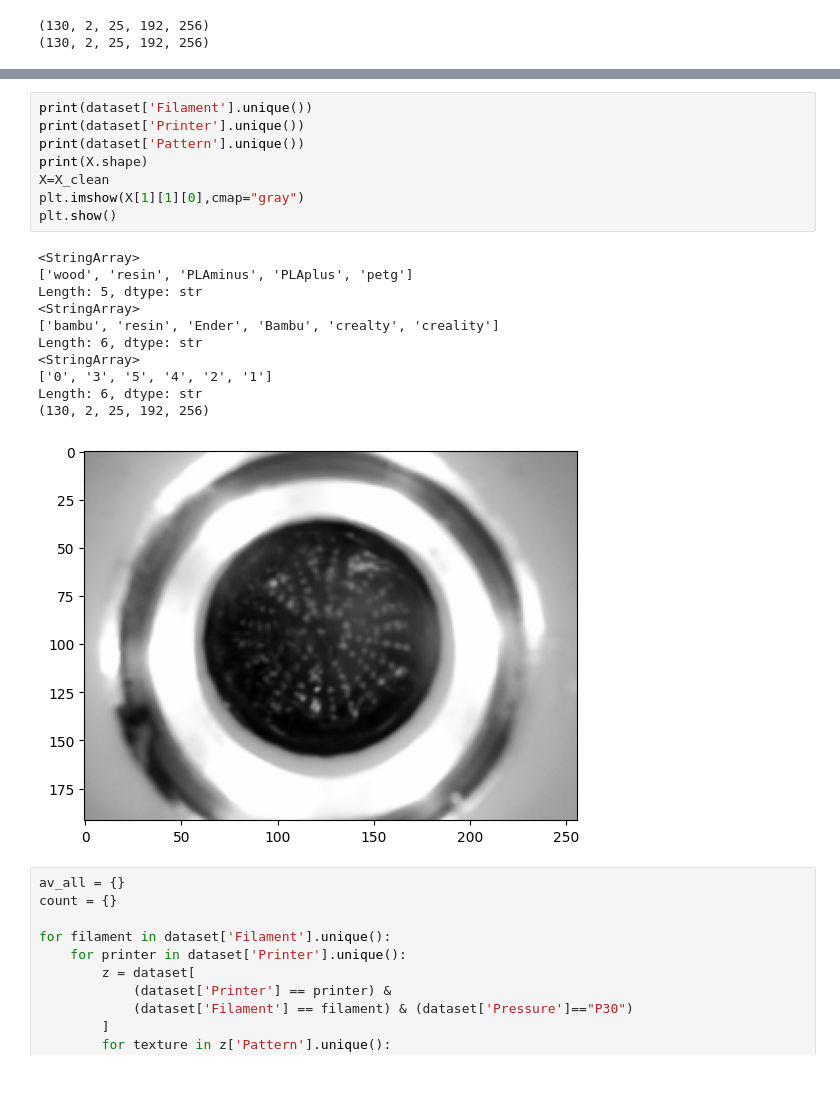
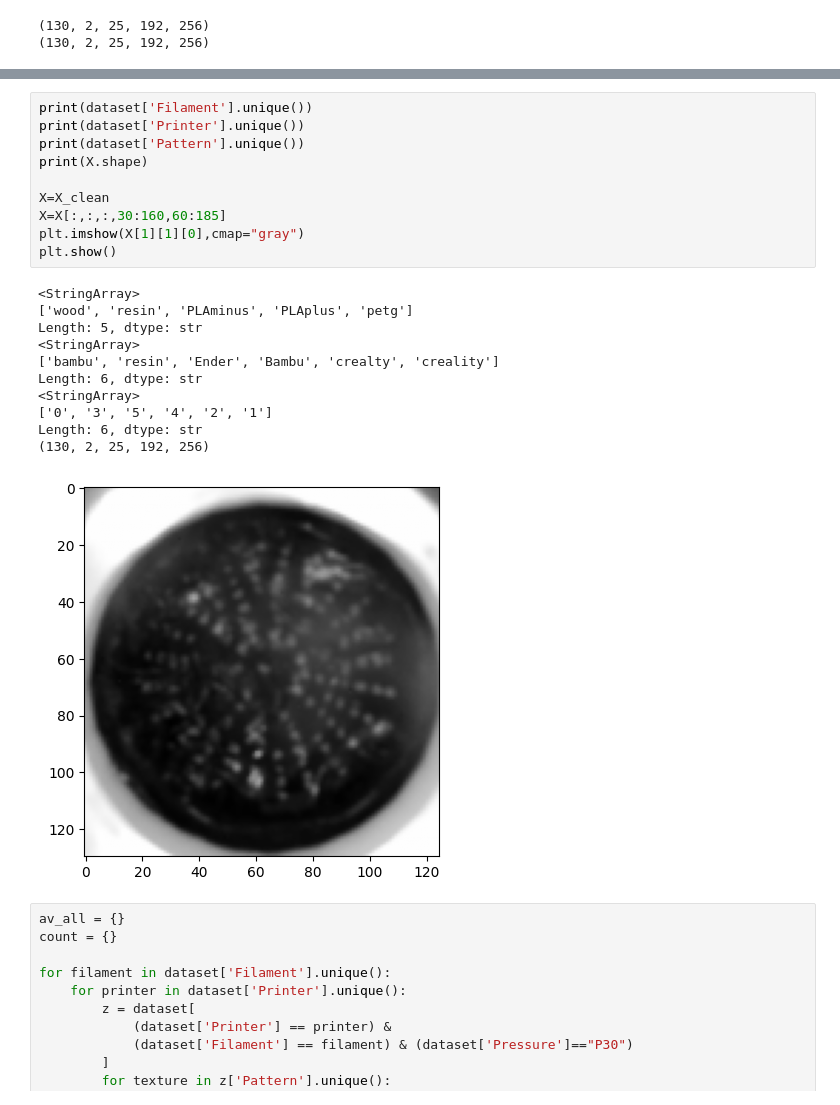
Before and after one commit to shepai/3D-textures, a Jupyter notebook: Experimental/all_the_same.ipynb, the cells around one changed output, grey strips where cells are left out. Drawn from its saved outputs; the diff is of its cells as text.

```diff
--- a/Experimental/all_the_same.ipynb
+++ b/Experimental/all_the_same.ipynb
@@ -234,23 +244,25 @@ dataset[dataset['Index'].isin(corr)]
 # %%
 print(dataset['Filament'].unique())
 print(dataset['Printer'].unique())
 print(dataset['Pattern'].unique())
 print(X.shape)
+
 X=X_clean
+X=X[:,:,:,30:160,60:185]
 plt.imshow(X[1][1][0],cmap="gray")
 plt.show()
 # %% [output]
 <StringArray>
 ['wood', 'resin', 'PLAminus', 'PLAplus', 'petg']
 Length: 5, dtype: str
 <StringArray>
 ['bambu', 'resin', 'Ender', 'Bambu', 'crealty', 'creality']
 Length: 6, dtype: str
 <StringArray>
 ['0', '3', '5', '4', '2', '1']
 Length: 6, dtype: str
 (130, 2, 25, 192, 256)
-[figure, old version]
+[figure, new version]
 # %%
 av_all = {}
 count = {}
```
Also changed, not shown: parts of 5 cells of this notebook.
